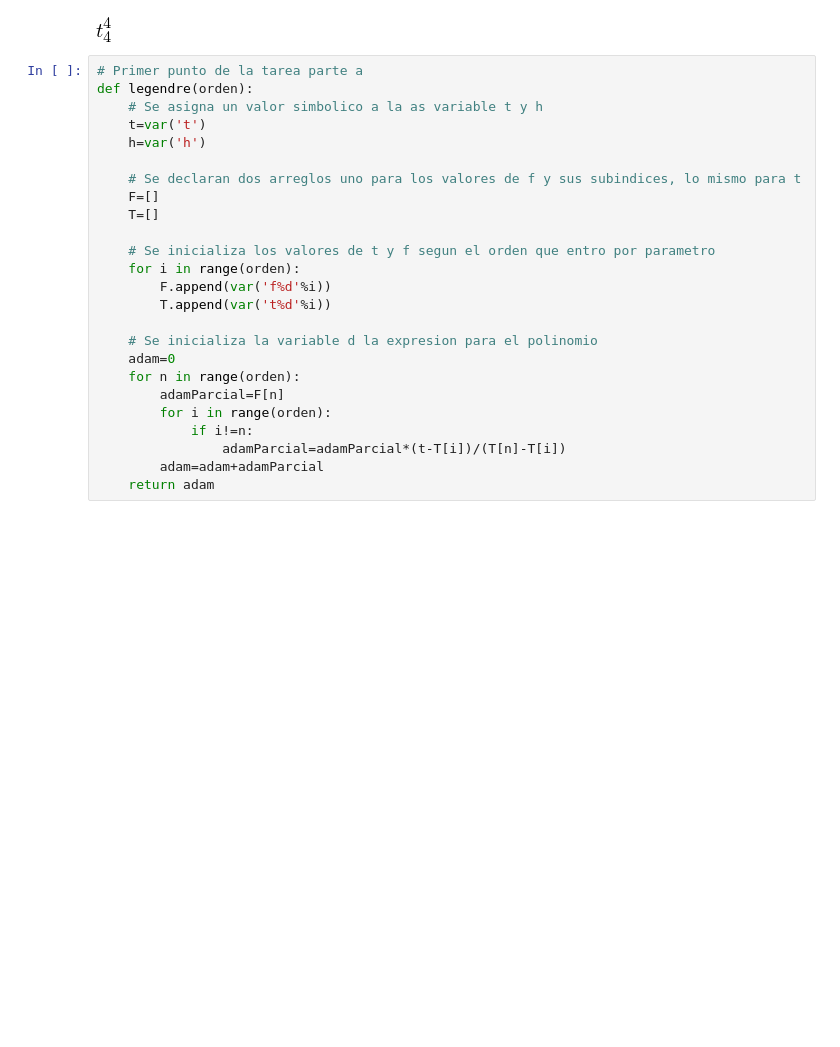
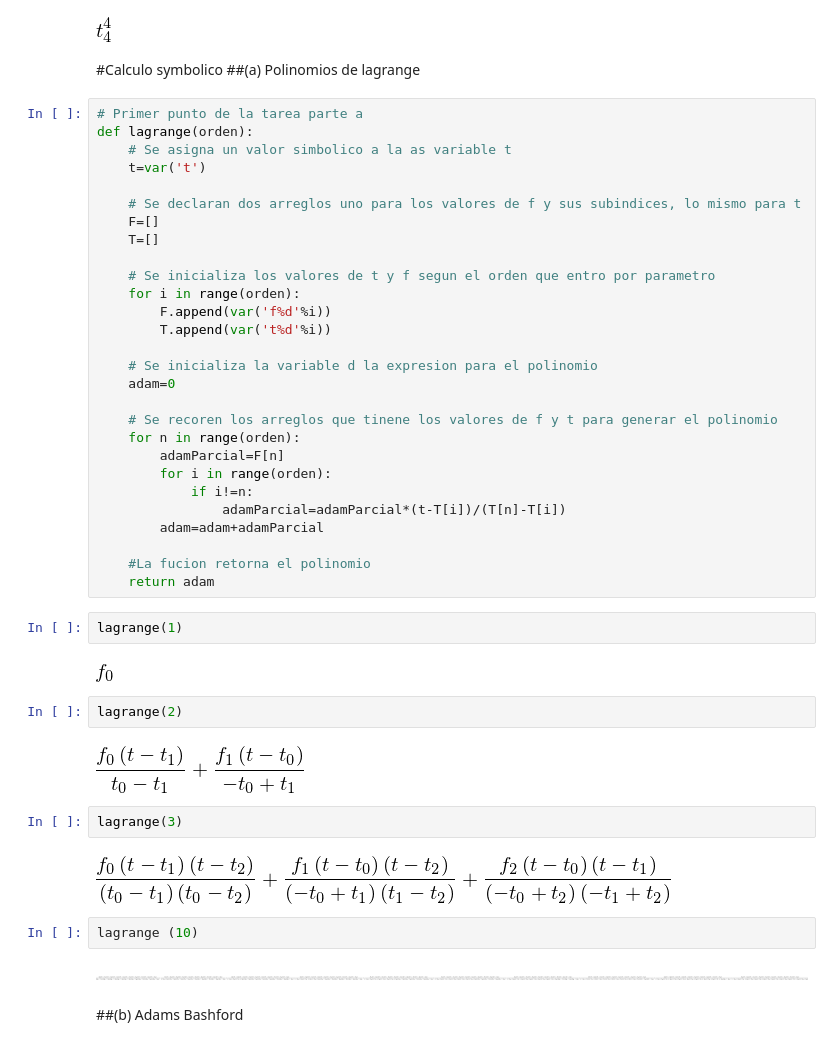
Before and after one commit to ArturoVelasquez/MC, a Jupyter notebook: HW6/Tarea_6.ipynb, the cells around one changed output. Saved outputs shown, nothing was run; the diff lists cells and outputs as text; blank space fills up the shorter version.

```diff
--- a/HW6/Tarea_6.ipynb
+++ b/HW6/Tarea_6.ipynb
@@ -25,12 +25,14 @@ def simple2(n):
 simple2(4)
 # %% [output]
 [figure]
+# %% [markdown]
+#Calculo symbolico
+##(a) Polinomios de lagrange
 # %%
 # Primer punto de la tarea parte a
-def legendre(orden):
-    # Se asigna un valor simbolico a la as variable t y h
+def lagrange(orden):
+    # Se asigna un valor simbolico a la as variable t
     t=var('t')
-    h=var('h')
 
     # Se declaran dos arreglos uno para los valores de f y sus subindices, lo mismo para t
     F=[]
@@ -43,13 +45,35 @@ def legendre(orden):
 
     # Se inicializa la variable d la expresion para el polinomio
     adam=0
+
+    # Se recoren los arreglos que tinene los valores de f y t para generar el polinomio
     for n in range(orden):
         adamParcial=F[n]
         for i in range(orden):
             if i!=n:
                 adamParcial=adamParcial*(t-T[i])/(T[n]-T[i])
         adam=adam+adamParcial
+
+    #La fucion retorna el polinomio
     return adam
+# %%
+lagrange(1)
+# %% [output]
+[figure, added]
+# %%
+lagrange(2)
+# %% [output]
+[figure, added]
+# %%
+lagrange(3)
+# %% [output]
+[figure, added]
+# %%
+lagrange (10)
+# %% [output]
+[figure, added]
+# %% [markdown]
+##(b) Adams Bashford
 # %%
 # segundo punto a partir de modificar un poco el metodo anterior
 def adams1(orden):
```
Also changed, not shown: parts of 23 cells of this notebook.
